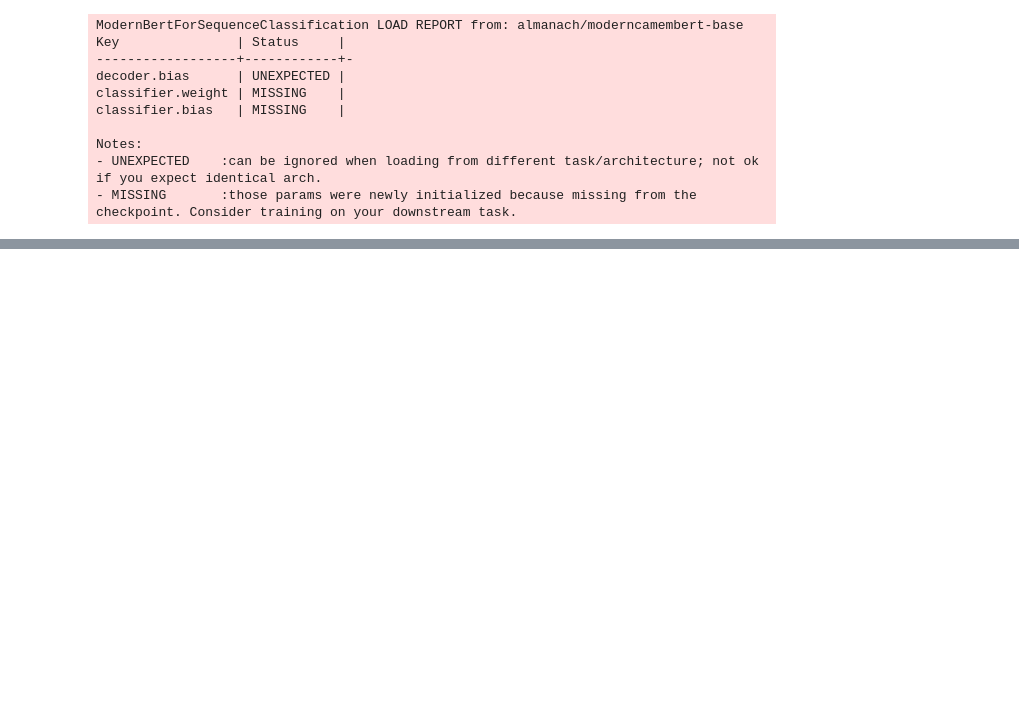
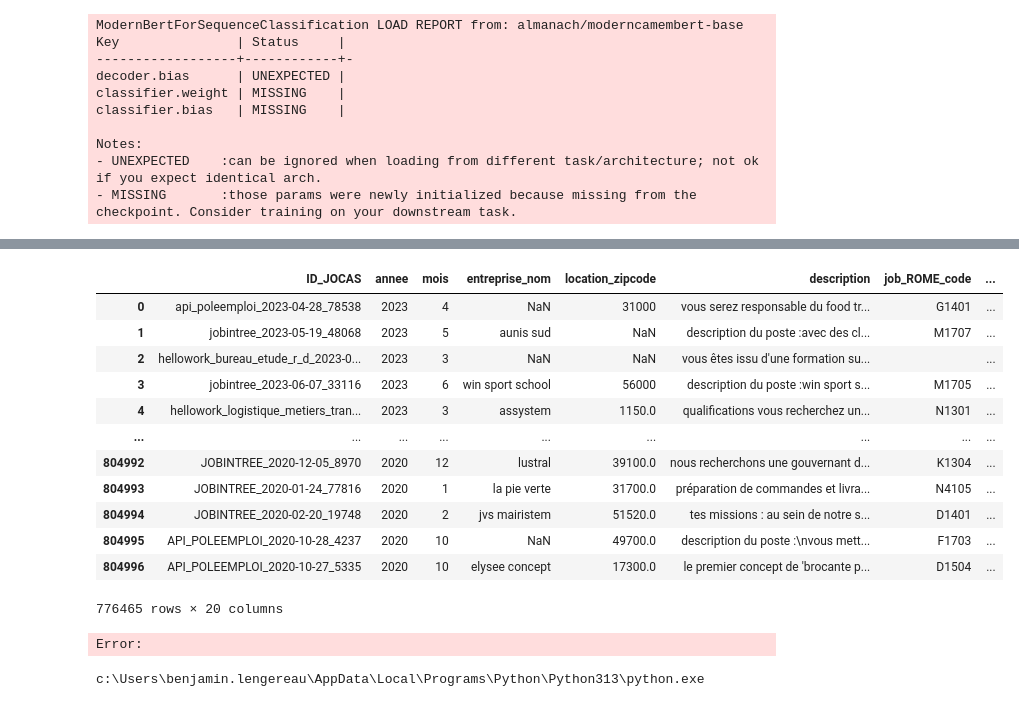
Before and after one commit to blengereau/job_postings, a Jupyter notebook: offer_detection.ipynb, the cells around one changed output, grey strips where cells are left out. Cells and saved outputs as stored; diff of their text form; code cells hidden in the pictures; blank space fills up the shorter version.

```diff
--- a/offer_detection.ipynb
+++ b/offer_detection.ipynb
@@ -165,0 +166,2 @@ for section in sections:
+# %%
+df = pd.read_parquet("data/JOCAS/small/jocas_small_all_half_sirenised_embed_job_title.parquet")
@@ -165,0 +171,26 @@ for section in sections:
+# %%
+MODEL_NAME = "almanach/moderncamembert-base"
+TEXT_COL = "description"
+
+def minimal_clean(text):
+    if pd.isna(text):
+        return ""
+    text = str(text).strip()
+    text = re.sub(r"\s+", " ", text)
+    return text
+
+df["full_text"] = df[TEXT_COL].apply(minimal_clean)
+df = df[df["full_text"].str.len() > 0].copy()
+
+tokenizer = AutoTokenizer.from_pretrained(MODEL_NAME)
+
+def count_tokens(text):
+    return len(tokenizer(text, add_special_tokens=True, truncation=False)["input_ids"])
+
+df["n_tokens"] = df["full_text"].apply(count_tokens)
+
+print(df["n_tokens"].describe(percentiles=[0.5, 0.75, 0.9, 0.95, 0.99]))
+
+for limit in [256, 512, 768, 1024, 2048, 4096, 8192]:
+    pct = (df["n_tokens"] <= limit).mean() * 100
+    print(f"Offres <= {limit:>4} tokens : {pct:.1f}%")
@@ -165,0 +218,22 @@ for section in sections:
+# %%
+df
+# %% [output]
+|  | ID_JOCAS | annee | mois | entreprise_nom | location_zipcode | description | job_ROME_code | ... |
+| 0 | api_poleemploi_2023-04-28_78538 | 2023 | 4 | NaN | 31000 | vous serez responsable du food tr... | G1401 | ... |
+| 1 | jobintree_2023-05-19_48068 | 2023 | 5 | aunis sud | NaN | description du poste :avec des cl... | M1707 | ... |
+| 2 | hellowork_bureau_etude_r_d_2023-0... | 2023 | 3 | NaN | NaN | vous êtes issu d'une formation su... |  | ... |
+| 3 | jobintree_2023-06-07_33116 | 2023 | 6 | win sport school | 56000 | description du poste :win sport s... | M1705 | ... |
+| 4 | hellowork_logistique_metiers_tran... | 2023 | 3 | assystem | 1150.0 | qualifications vous recherchez un... | N1301 | ... |
+| ... | ... | ... | ... | ... | ... | ... | ... | ... |
+| 804992 | JOBINTREE_2020-12-05_8970 | 2020 | 12 | lustral | 39100.0 | nous recherchons une gouvernant d... | K1304 | ... |
+| 804993 | JOBINTREE_2020-01-24_77816 | 2020 | 1 | la pie verte | 31700.0 | préparation de commandes et livra... | N4105 | ... |
+| 804994 | JOBINTREE_2020-02-20_19748 | 2020 | 2 | jvs mairistem | 51520.0 | tes missions : au sein de notre s... | D1401 | ... |
+| 804995 | API_POLEEMPLOI_2020-10-28_4237 | 2020 | 10 | NaN | 49700.0 | description du poste :\nvous mett... | F1703 | ... |
+| 804996 | API_POLEEMPLOI_2020-10-27_5335 | 2020 | 10 | elysee concept | 17300.0 | le premier concept de 'brocante p... | D1504 | ... |
+776465 rows × 20 columns
+Error:
+# %%
+import sys
+print(sys.executable)
+# %% [output]
+c:\Users\benjamin.lengereau\AppData\Local\Programs\Python\Python313\python.exe
```
Also changed, not shown: parts of 3 cells of this notebook.
